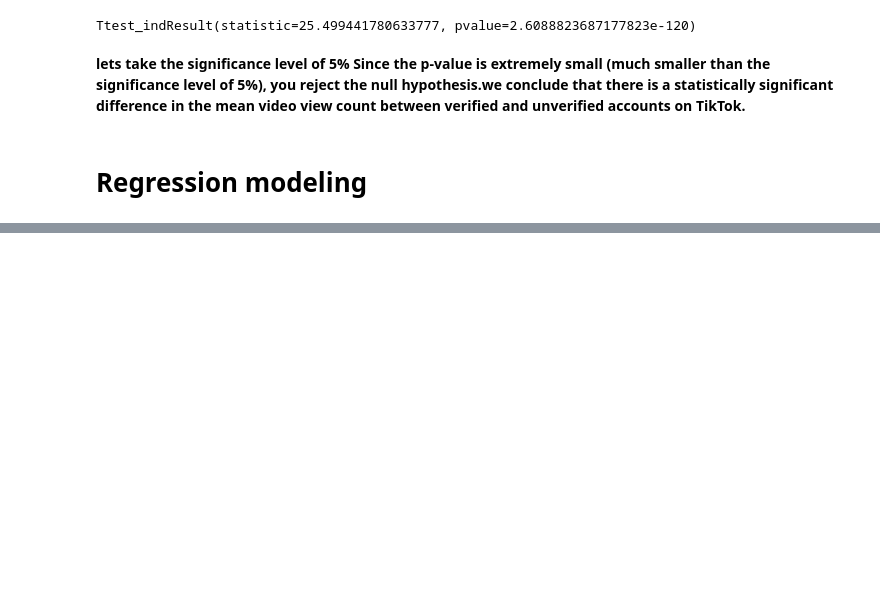
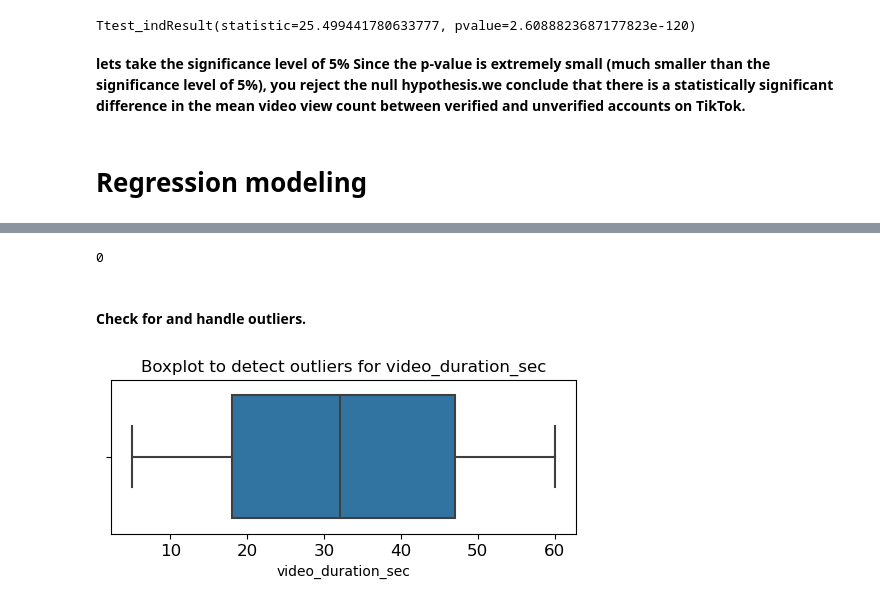
Before and after one commit to Mustafa777Xo/TikTok, a Jupyter notebook: tiktok_classfication.ipynb, the cells around one changed output, grey strips where cells are left out. Cells and saved outputs as stored; diff of their text form; code cells hidden in the pictures; blank space fills up the shorter version.

```diff
--- a/tiktok_classfication.ipynb
+++ b/tiktok_classfication.ipynb
@@ -444,0 +454,15 @@ from sklearn.metrics import confusion_matrix, ConfusionMatrixDisplay
+# %%
+data.duplicated().sum()
+# %% [output]
+0
+# %% [markdown]
+#### **Check for and handle outliers.**
+# %%
+plt.figure(figsize=(6,2))
+plt.title('Boxplot to detect outliers for video_duration_sec', fontsize=12)
+plt.xticks(fontsize=12)
+plt.yticks(fontsize=12)
+sns.boxplot(x=data['video_duration_sec'])
+plt.show()
+# %% [output]
+[figure, added]
```
Also changed, not shown: parts of 16 cells of this notebook.
